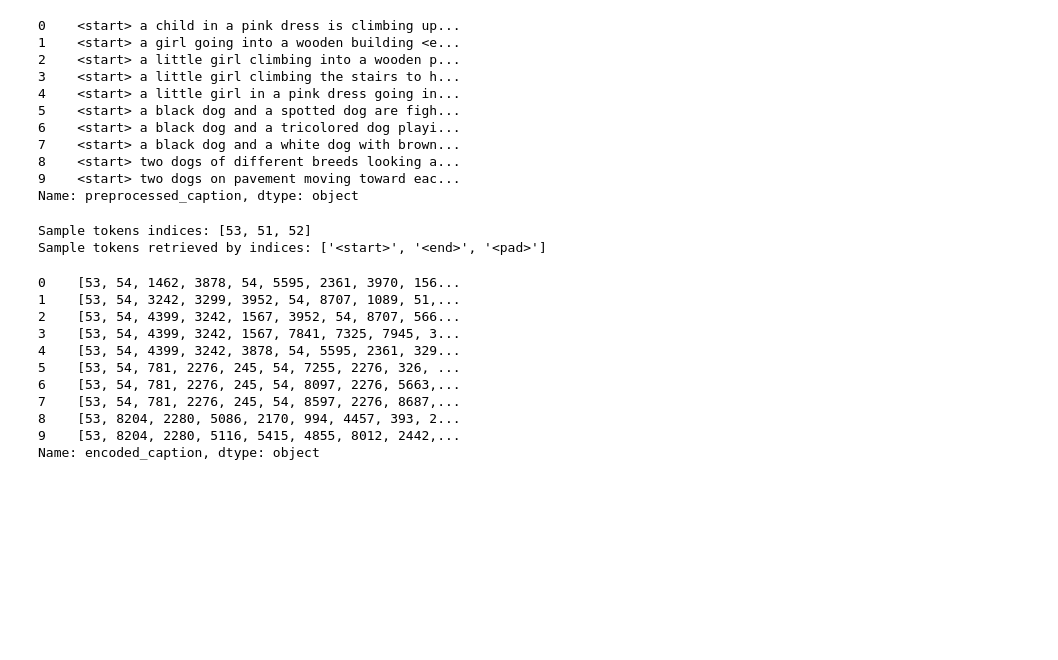
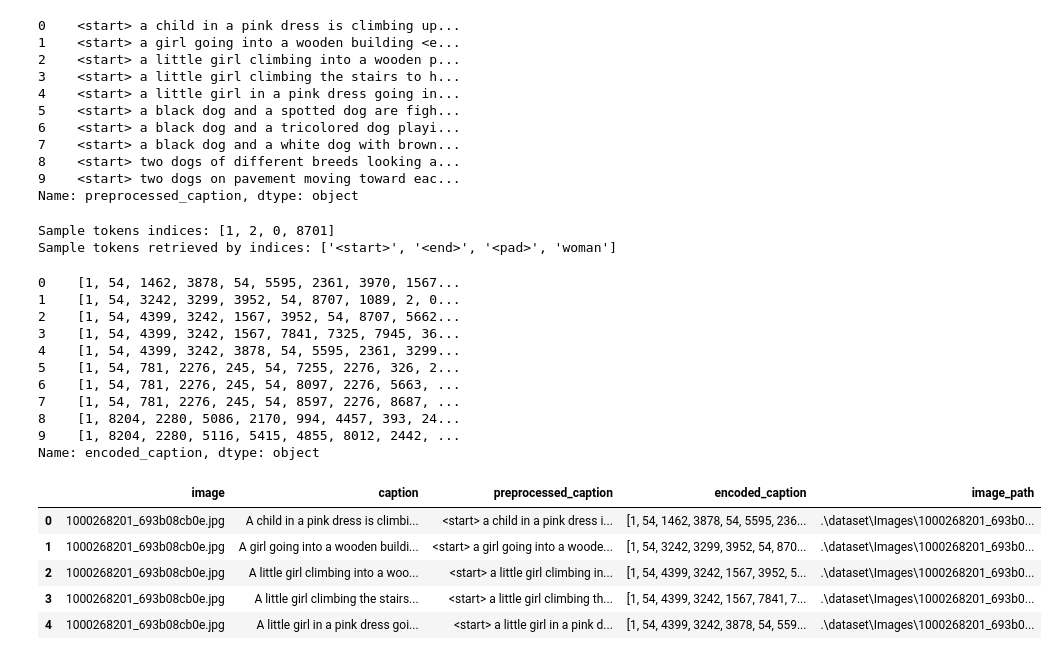
Before and after one commit to ram333n/multimedia-data-processing, a Jupyter notebook: lab_2/lab_2.ipynb, the cells around one changed output. Drawn from its saved outputs; the diff is of its cells as text; code cells hidden in the pictures; blank space fills up the shorter version.

Commit message:
Add draft version of image loading

```diff
--- a/lab_2/lab_2.ipynb
+++ b/lab_2/lab_2.ipynb
@@ -133,14 +130,27 @@ df["preprocessed_caption"].head(10)
 Name: preprocessed_caption, dtype: object
 # %%
 class Vocabulary:
-    def __init__(self, tokenized_captions): # TODO: handle special tokens(<start>, <end>) properly
+    def __init__(self, tokenized_captions):
         self.tokenized_captions = tokenized_captions
-        self.token2idx = {}
-        self.idx2token = {}
+        self.start_sentence_token = "<start>"
+        self.end_sentence_token = "<end>"
+        self.padding_token = "<pad>"
+        self.special_tokens = [self.start_sentence_token, self.end_sentence_token, self.padding_token]
+        self.token2idx = {
+            self.padding_token: 0,
+            self.start_sentence_token: 1,
+            self.end_sentence_token: 2,
+        }
+        self.idx2token = {idx: token for token, idx in self.token2idx.items()}
 
-        unique_tokens = sorted(set(token for caption in tokenized_captions for token in caption))
-        self.token2idx = {token: idx for idx, token in enumerate(unique_tokens)}
-        self.idx2token = {idx: token for token, idx in self.token2idx.items()}
+        unique_tokens = sorted(set(
+            token for caption in tokenized_captions for token in caption
+            if token not in self.special_tokens
+        ))
+
+        for idx, token in enumerate(unique_tokens, start=len(self.special_tokens)):
+            self.token2idx[token] = idx
+            self.idx2token[idx] = token
 
     def map_to_indices(self, caption_tokens):
          return [self.token2idx[token] for token in caption_tokens if token in self.token2idx]
@@ -152,26 +162,36 @@ vocabulary = Vocabulary(tokenized_captions)
 # %%
 # Just to test vocabulary
 
-sample_tokens_indices = vocabulary.map_to_indices(["<start>", "<end>", "<pad>"])
+sample_tokens_indices = vocabulary.map_to_indices(["<start>", "<end>", "<pad>", "woman"])
 print(f"Sample tokens indices: {sample_tokens_indices}")
 
 sample_tokens_from_vocabulary = vocabulary.map_to_tokens(sample_tokens_indices)
 print(f"Sample tokens retrieved by indices: {sample_tokens_from_vocabulary}")
 # %% [output]
-Sample tokens indices: [53, 51, 52]
-Sample tokens retrieved by indices: ['<start>', '<end>', '<pad>']
+Sample tokens indices: [1, 2, 0, 8701]
+Sample tokens retrieved by indices: ['<start>', '<end>', '<pad>', 'woman']
 # %%
 df["encoded_caption"] = df["preprocessed_caption"].apply(lambda c: vocabulary.map_to_indices(c.split()))
 df["encoded_caption"].head(10)
 # %% [output]
-0    [53, 54, 1462, 3878, 54, 5595, 2361, 3970, 156...
-1    [53, 54, 3242, 3299, 3952, 54, 8707, 1089, 51,...
-2    [53, 54, 4399, 3242, 1567, 3952, 54, 8707, 566...
-3    [53, 54, 4399, 3242, 1567, 7841, 7325, 7945, 3...
-4    [53, 54, 4399, 3242, 3878, 54, 5595, 2361, 329...
-5    [53, 54, 781, 2276, 245, 54, 7255, 2276, 326, ...
-6    [53, 54, 781, 2276, 245, 54, 8097, 2276, 5663,...
-7    [53, 54, 781, 2276, 245, 54, 8597, 2276, 8687,...
-8    [53, 8204, 2280, 5086, 2170, 994, 4457, 393, 2...
-9    [53, 8204, 2280, 5116, 5415, 4855, 8012, 2442,...
+0    [1, 54, 1462, 3878, 54, 5595, 2361, 3970, 1567...
+1    [1, 54, 3242, 3299, 3952, 54, 8707, 1089, 2, 0...
+2    [1, 54, 4399, 3242, 1567, 3952, 54, 8707, 5662...
+3    [1, 54, 4399, 3242, 1567, 7841, 7325, 7945, 36...
+4    [1, 54, 4399, 3242, 3878, 54, 5595, 2361, 3299...
+5    [1, 54, 781, 2276, 245, 54, 7255, 2276, 326, 2...
+6    [1, 54, 781, 2276, 245, 54, 8097, 2276, 5663, ...
+7    [1, 54, 781, 2276, 245, 54, 8597, 2276, 8687, ...
+8    [1, 8204, 2280, 5086, 2170, 994, 4457, 393, 24...
+9    [1, 8204, 2280, 5116, 5415, 4855, 8012, 2442, ...
 Name: encoded_caption, dtype: object
+# %%
+df["image_path"] = PATH_TO_IMAGES_FOLDER + os.sep + df["image"].astype(str)
+df.head()
+# %% [output]
+|  | image | caption | preprocessed_caption | encoded_caption | image_path |
+| 0 | 1000268201_693b08cb0e.jpg | A child in a pink dress is climbi... | <start> a child in a pink dress i... | [1, 54, 1462, 3878, 54, 5595, 236... | .\dataset\Images\1000268201_693b0... |
+| 1 | 1000268201_693b08cb0e.jpg | A girl going into a wooden buildi... | <start> a girl going into a woode... | [1, 54, 3242, 3299, 3952, 54, 870... | .\dataset\Images\1000268201_693b0... |
+| 2 | 1000268201_693b08cb0e.jpg | A little girl climbing into a woo... | <start> a little girl climbing in... | [1, 54, 4399, 3242, 1567, 3952, 5... | .\dataset\Images\1000268201_693b0... |
+| 3 | 1000268201_693b08cb0e.jpg | A little girl climbing the stairs... | <start> a little girl climbing th... | [1, 54, 4399, 3242, 1567, 7841, 7... | .\dataset\Images\1000268201_693b0... |
+| 4 | 1000268201_693b08cb0e.jpg | A little girl in a pink dress goi... | <start> a little girl in a pink d... | [1, 54, 4399, 3242, 3878, 54, 559... | .\dataset\Images\1000268201_693b0... |
```
Also changed, not shown: parts of 6 cells of this notebook.
